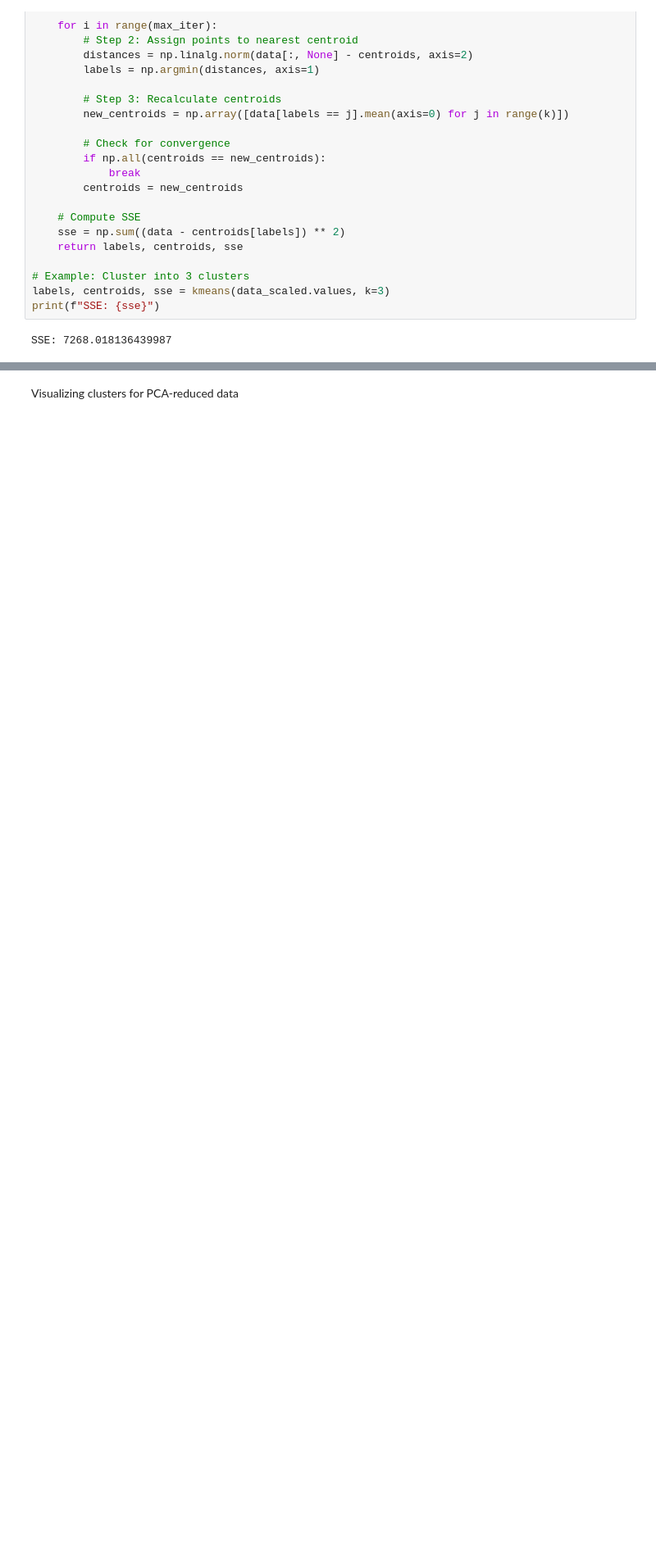
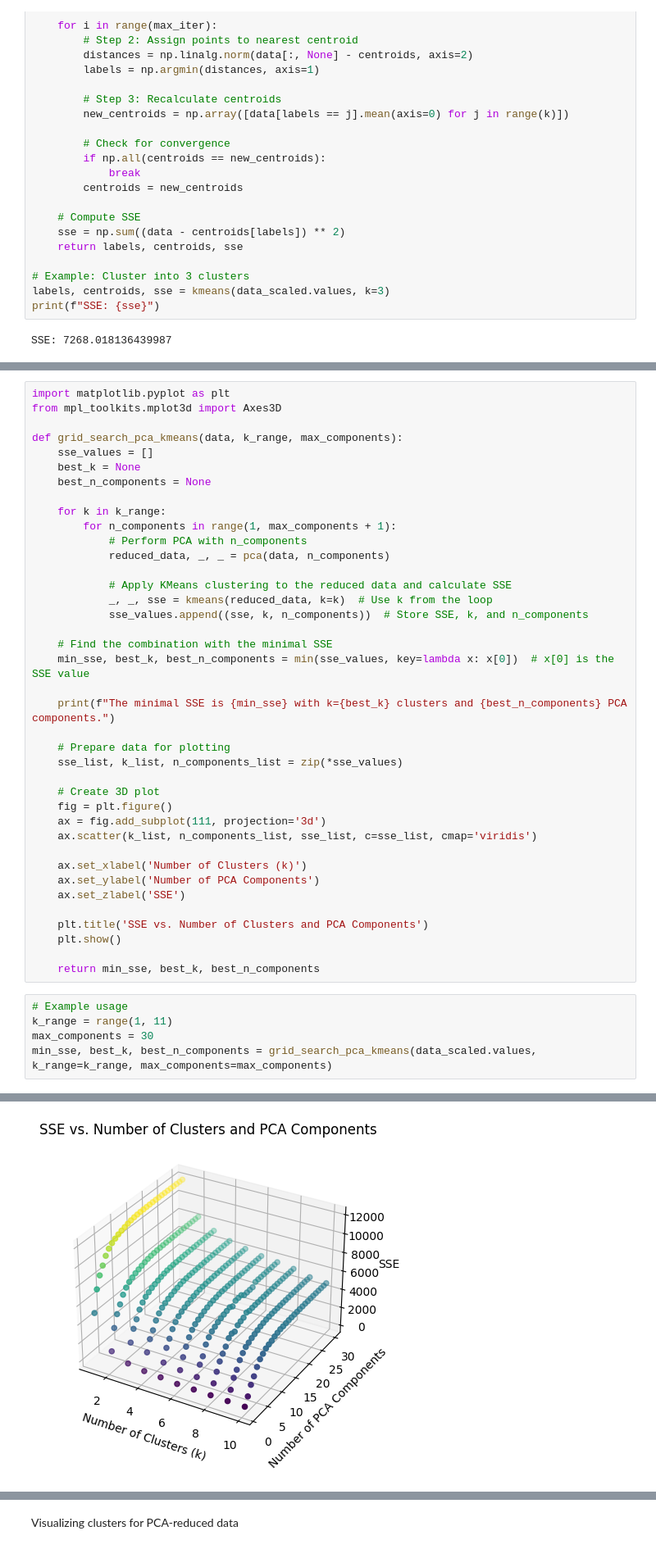
Before and after one commit to perfectdude719/machine_learning, a Jupyter notebook: assignment4/Notebook.ipynb, the cells around one changed output, grey strips where cells are left out. Shown: that part at 82% size. Drawn from its saved outputs; the diff is of its cells as text; blank space fills up the shorter version.

```diff
--- a/assignment4/Notebook.ipynb
+++ b/assignment4/Notebook.ipynb
@@ -262,0 +294,45 @@ Second Experiment: PCA + K-Means
+# %%
+import matplotlib.pyplot as plt
+from mpl_toolkits.mplot3d import Axes3D
+
+def grid_search_pca_kmeans(data, k_range, max_components):
+    sse_values = []
+    best_k = None
+    best_n_components = None
+
+    for k in k_range:
+        for n_components in range(1, max_components + 1):
+            # Perform PCA with n_components
+            reduced_data, _, _ = pca(data, n_components)
+
+            # Apply KMeans clustering to the reduced data and calculate SSE
+            _, _, sse = kmeans(reduced_data, k=k)  # Use k from the loop
+            sse_values.append((sse, k, n_components))  # Store SSE, k, and n_components
+
+    # Find the combination with the minimal SSE
+    min_sse, best_k, best_n_components = min(sse_values, key=lambda x: x[0])  # x[0] is the SSE value
+
+    print(f"The minimal SSE is {min_sse} with k={best_k} clusters and {best_n_components} PCA components.")
+
+    # Prepare data for plotting
+    sse_list, k_list, n_components_list = zip(*sse_values)
+
+    # Create 3D plot
+    fig = plt.figure()
+    ax = fig.add_subplot(111, projection='3d')
+    ax.scatter(k_list, n_components_list, sse_list, c=sse_list, cmap='viridis')
+
+    ax.set_xlabel('Number of Clusters (k)')
+    ax.set_ylabel('Number of PCA Components')
+    ax.set_zlabel('SSE')
+
+    plt.title('SSE vs. Number of Clusters and PCA Components')
+    plt.show()
+
+    return min_sse, best_k, best_n_components
+# %%
+# Example usage
+k_range = range(1, 11)
+max_components = 30
+min_sse, best_k, best_n_components = grid_search_pca_kmeans(data_scaled.values, k_range=k_range, max_components=max_components)
+# %% [output]
@@ -262,0 +340 @@ Second Experiment: PCA + K-Means
+[figure, added]
```
Also changed, not shown: parts of 37 cells of this notebook.
